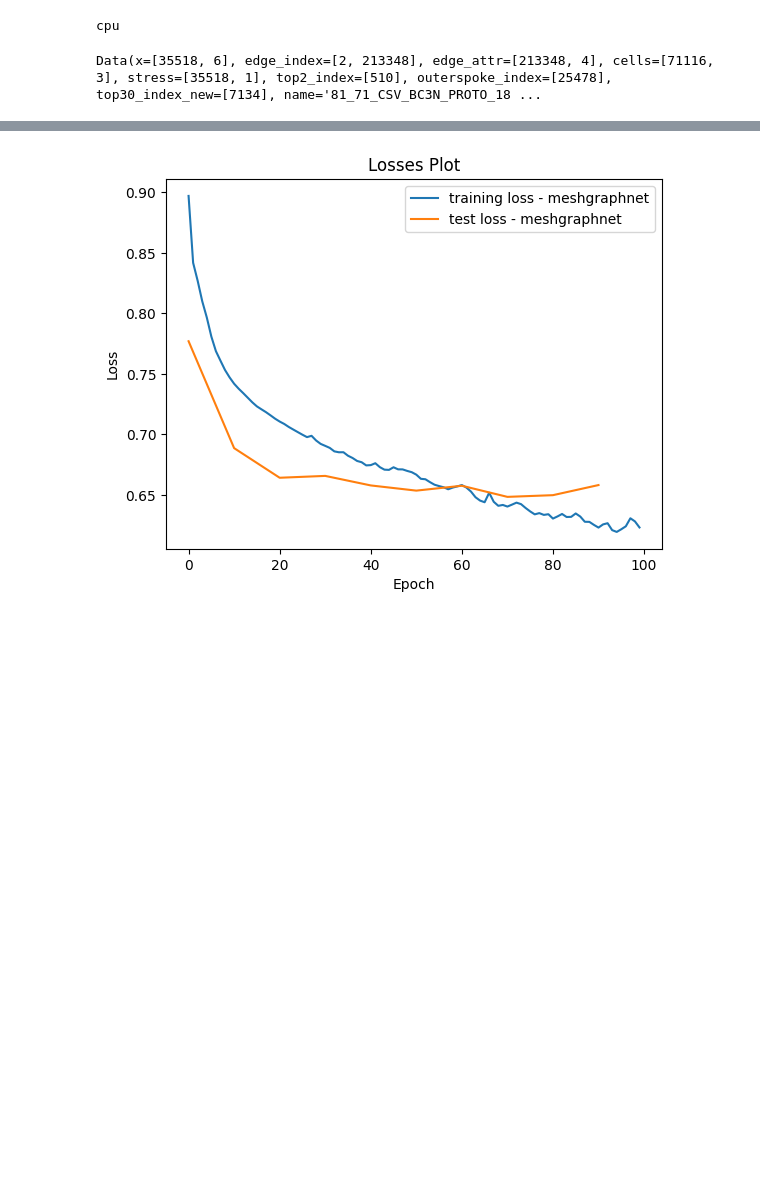
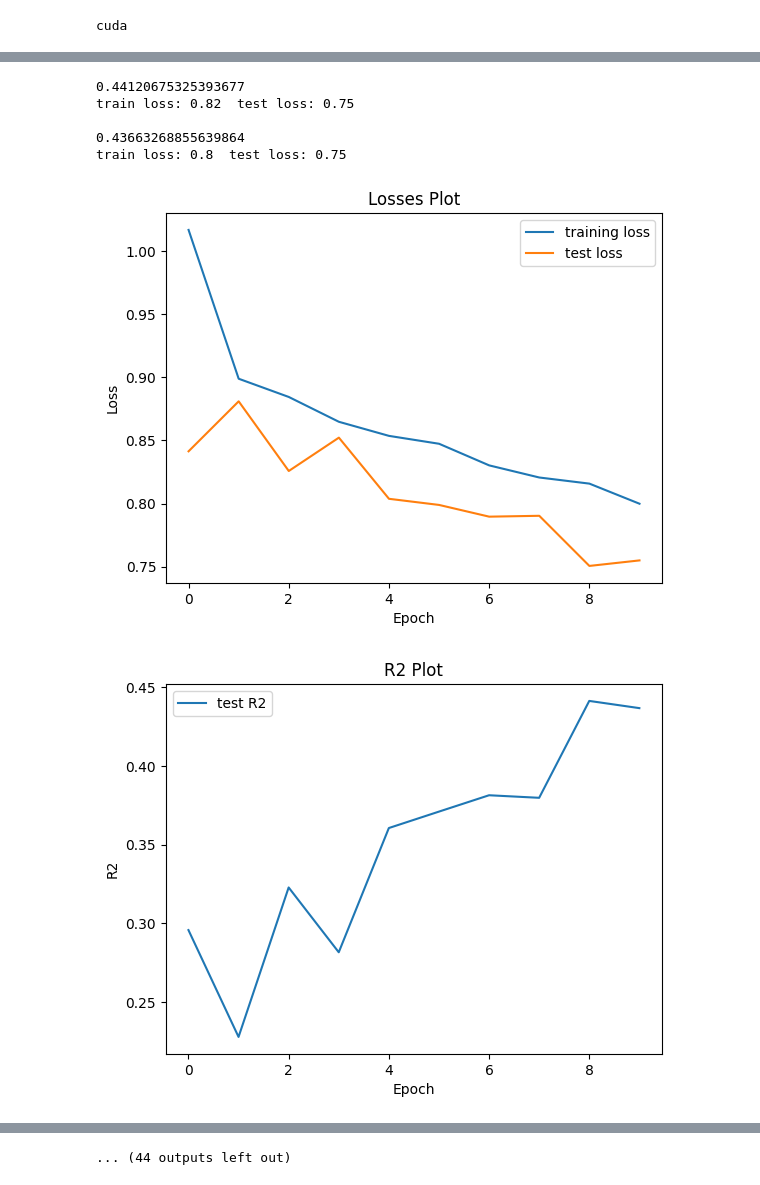
Before and after one commit to BOWENmeZHENG/hyundaiGNN, a Jupyter notebook: model.ipynb, the cells around one changed output, grey strips where cells are left out. Cells and saved outputs as stored; diff of their text form; code cells hidden in the pictures; blank space fills up the shorter version.

```diff
--- a/model.ipynb
+++ b/model.ipynb
@@ -39,10 +39,10 @@ class objectview(object):
         self.__dict__ = d
 
 for args in [
-        {'num_layers': 15,
+        {'num_layers': 25,
          'batch_size': 2,
          'hidden_dim': 32,
-         'epochs': 2,
+         'epochs': 100,
          'seed':42,
          'opt': 'adam',
          'opt_scheduler': 'none',
@@ -51,6 +51,8 @@ for args in [
          'lr': 0.001,
          'train_size': 107,
          'test_size': 28,
+         'test_interval': 1,
+         'plot_interval': 10,
          'device':'cuda',
          'shuffle': True,
          'save_best_model': False,
@@ -69,8 +71,4 @@ device = 'cuda' if torch.cuda.is_available() else 'cpu'
 args.device = device
 print(device)
 # %% [output]
-cpu
+cuda
-# %%
-dataset[0]
-# %% [output]
-Data(x=[35518, 6], edge_index=[2, 213348], edge_attr=[213348, 4], cells=[71116, 3], stress=[35518, 1], top2_index=[510], outerspoke_index=[25478], top30_index_new=[7134], name='81_71_CSV_BC3N_PROTO_18 ...
@@ -77,3 +79,3 @@ Data(x=[35518, 6], edge_index=[2, 213348], edge_attr=[213348, 4], cells=[71116,
 # %%
-test_losses, losses, best_model, best_test_loss, test_loader = trainer.train(dataset, device, stats_list, args)
+test_losses, test_r2, losses, best_model, best_test_loss, test_loader = trainer.train(dataset, device, stats_list, args)
 # %% [output]
@@ -80,0 +98,7 @@ KeyboardInterrupt:
+0.44120675325393677
+train loss: 0.82  test loss: 0.75
+
+0.43663268855639864
+train loss: 0.8  test loss: 0.75
+[figure, added]
+[figure, added]
@@ -80,0 +107 @@ KeyboardInterrupt:
+... (44 outputs left out)
@@ -81,14 +112,12 @@ KeyboardInterrupt:
 # %%
 f = plt.figure()
 plt.title('Losses Plot')
-plt.plot(losses, label="training loss" + " - " + args.model_type)
+plt.plot(losses, label="training loss" )
 x=np.array(list(range(len(test_losses))))*10
-plt.plot(x.tolist(),test_losses, label="test loss" + " - " + args.model_type)
+plt.plot(x.tolist(),test_losses, label="test loss")
 
 plt.xlabel('Epoch')
 plt.ylabel('Loss')
 
 plt.legend()
 plt.show()
-# %% [output]
-[figure, removed]
```
Also changed, not shown: parts of 7 cells of this notebook, 5 other files.
